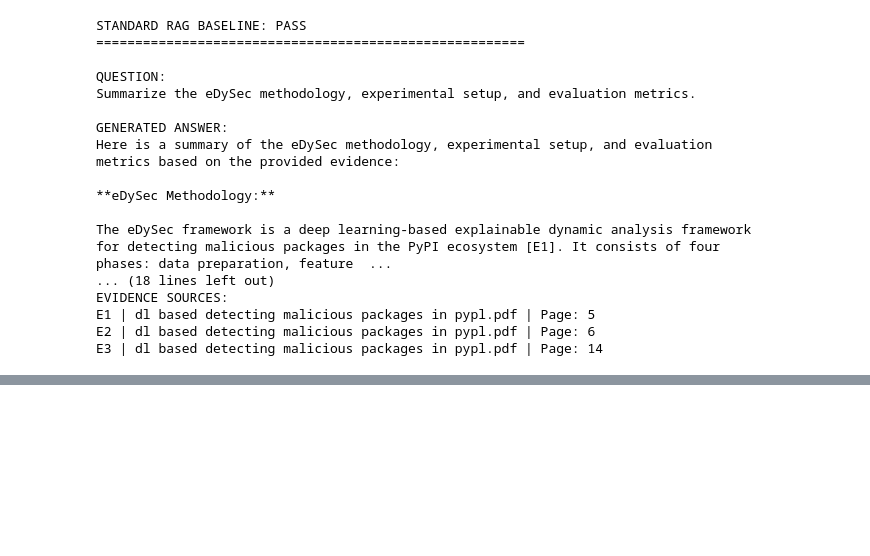
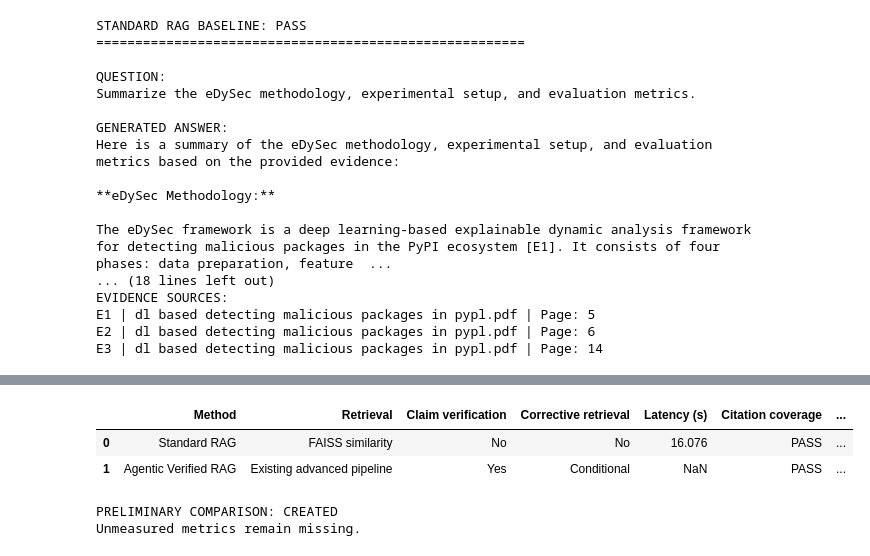
Before and after one commit to ThisumiWijesinghe/Evidence-Verified-RAG-Workflow-, a Jupyter notebook: Main.ipynb, the cells around one changed output, grey strips where cells are left out. Drawn from its saved outputs; the diff is of its cells as text; code cells hidden in the pictures; blank space fills up the shorter version.

Commit message:
saved the results and do a basic testing

```diff
--- a/Main.ipynb
+++ b/Main.ipynb
@@ -11500,0 +11542,49 @@ E3 | dl based detecting malicious packages in pypl.pdf | Page: 14
+# %%
+
+# PRELIMINARY RAG COMPARISON
+
+
+import pandas as pd
+
+comparison_rows = [
+    {
+        "Method": "Standard RAG",
+        "Retrieval": "FAISS similarity",
+        "Claim verification": "No",
+        "Corrective retrieval": "No",
+        "Latency (s)": baseline_result[
+            "latency_seconds"
+        ],
+        "Citation coverage": (
+            "PASS" if baseline_result[
+                "citation_coverage_pass"
+            ] else "FAIL"
+        ),
+        "Hallucination rate": None
+    },
+    {
+        "Method": "Agentic Verified RAG",
+        "Retrieval": "Existing advanced pipeline",
+        "Claim verification": "Yes",
+        "Corrective retrieval": "Conditional",
+        "Latency (s)": None,
+        "Citation coverage": (
+            "PASS" if not missing_ids
+            else "FAIL"
+        ),
+        "Hallucination rate": None
+    }
+]
+
+comparison_df = pd.DataFrame(comparison_rows)
+
+display(comparison_df)
+
+print("PRELIMINARY COMPARISON: CREATED")
+print("Unmeasured metrics remain missing.")
+# %% [output]
+|  | Method | Retrieval | Claim verification | Corrective retrieval | Latency (s) | Citation coverage | ... |
+| 0 | Standard RAG | FAISS similarity | No | No | 16.076 | PASS | ... |
+| 1 | Agentic Verified RAG | Existing advanced pipeline | Yes | Conditional | NaN | PASS | ... |
+PRELIMINARY COMPARISON: CREATED
+Unmeasured metrics remain missing.
```
Also changed, not shown: parts of 1 cell of this notebook.
